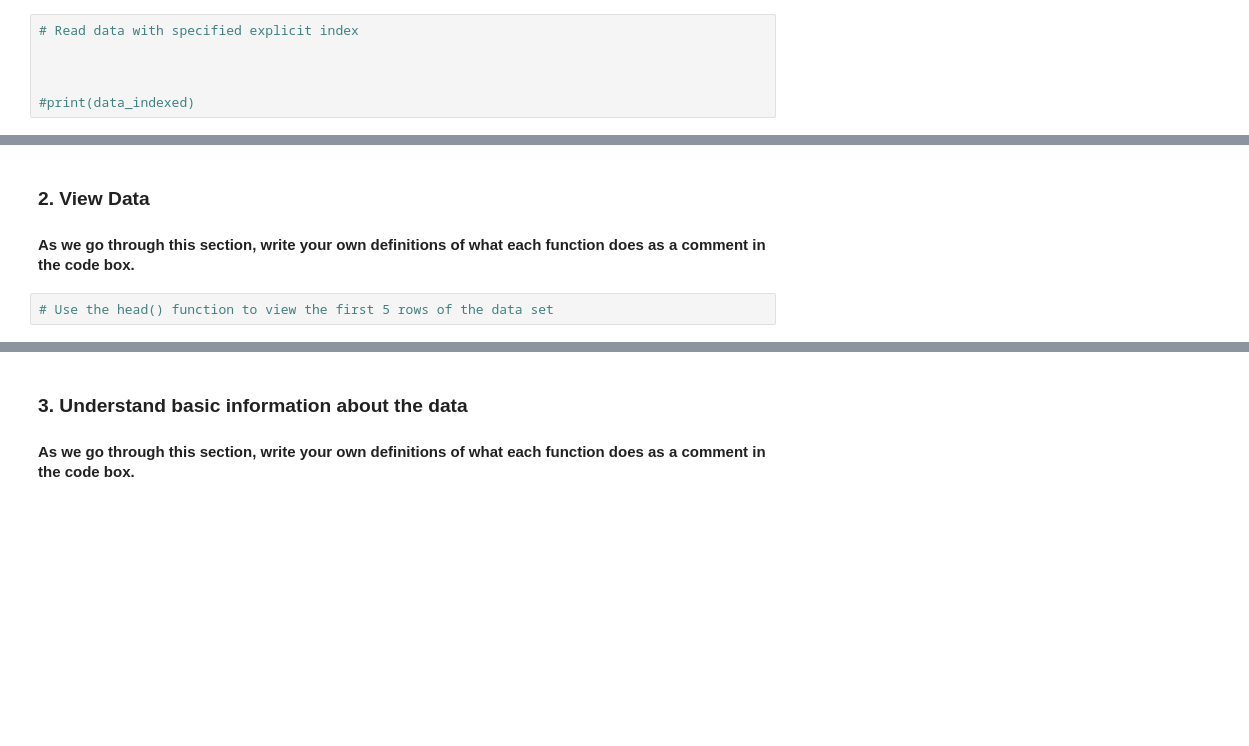
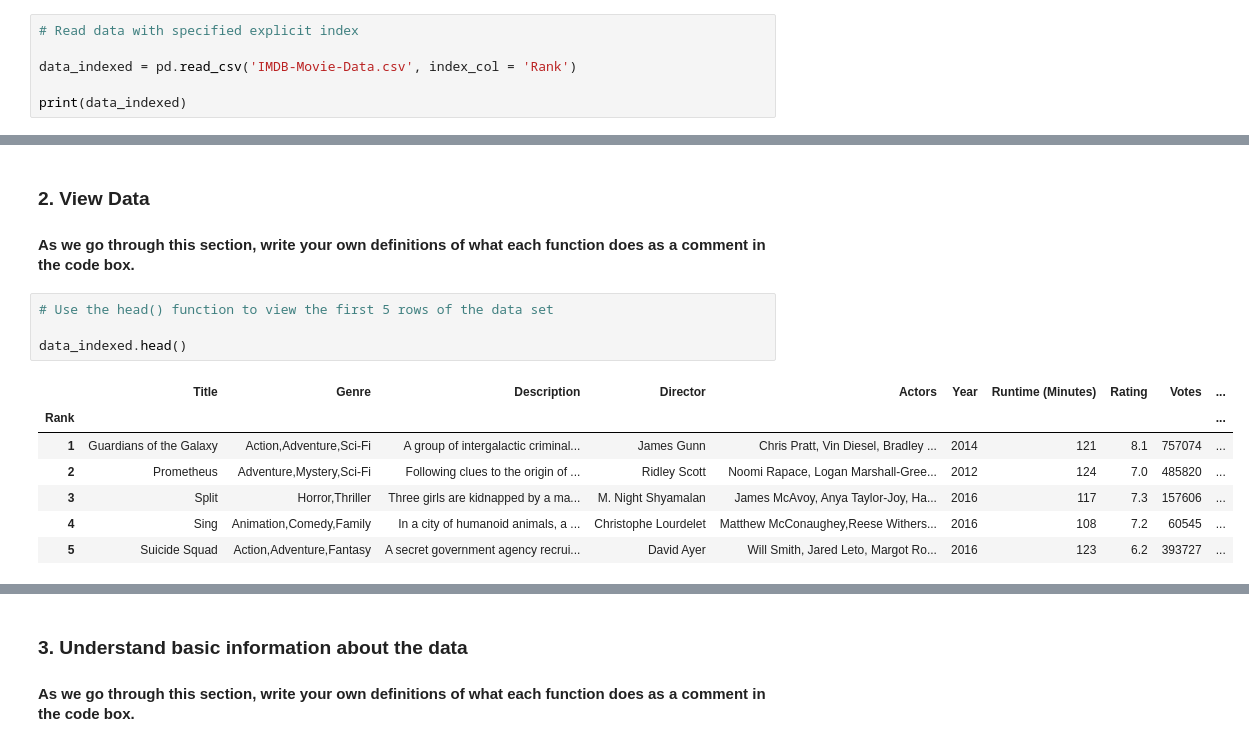
Before and after one commit to bradleytkay/data-analysis-projects, a Jupyter notebook: eda-with-pandas/studio/IMDB-Studio/IMDB-Studio.ipynb, the cells around one changed output, grey strips where cells are left out. Drawn from its saved outputs; the diff is of its cells as text; blank space fills up the shorter version.

```diff
--- a/eda-with-pandas/studio/IMDB-Studio/IMDB-Studio.ipynb
+++ b/eda-with-pandas/studio/IMDB-Studio/IMDB-Studio.ipynb
@@ -22,6 +26,6 @@ import pandas as pd
 # %%
 # Read data with specified explicit index
 
+data_indexed = pd.read_csv('IMDB-Movie-Data.csv', index_col = 'Rank')
 
-
-#print(data_indexed)
+print(data_indexed)
@@ -30,5 +52,15 @@ import pandas as pd
 #### As we go through this section, write your own definitions of what each function does as a comment in the code box.
 # %%
 # Use the head() function to view the first 5 rows of the data set
+
+data_indexed.head()
+# %% [output]
+|  | Title | Genre | Description | Director | Actors | Year | Runtime (Minutes) | Rating | Votes | ... |
+| Rank |  |  |  |  |  |  |  |  |  | ... |
+| 1 | Guardians of the Galaxy | Action,Adventure,Sci-Fi | A group of intergalactic criminal... | James Gunn | Chris Pratt, Vin Diesel, Bradley ... | 2014 | 121 | 8.1 | 757074 | ... |
+| 2 | Prometheus | Adventure,Mystery,Sci-Fi | Following clues to the origin of ... | Ridley Scott | Noomi Rapace, Logan Marshall-Gree... | 2012 | 124 | 7.0 | 485820 | ... |
+| 3 | Split | Horror,Thriller | Three girls are kidnapped by a ma... | M. Night Shyamalan | James McAvoy, Anya Taylor-Joy, Ha... | 2016 | 117 | 7.3 | 157606 | ... |
+| 4 | Sing | Animation,Comedy,Family | In a city of humanoid animals, a ... | Christophe Lourdelet | Matthew McConaughey,Reese Withers... | 2016 | 108 | 7.2 | 60545 | ... |
+| 5 | Suicide Squad | Action,Adventure,Fantasy | A secret government agency recrui... | David Ayer | Will Smith, Jared Leto, Margot Ro... | 2016 | 123 | 6.2 | 393727 | ... |
 # %%
 # Use the tail() function to view the last 5 rows of the data set
```
Also changed, not shown: parts of 13 cells of this notebook.
